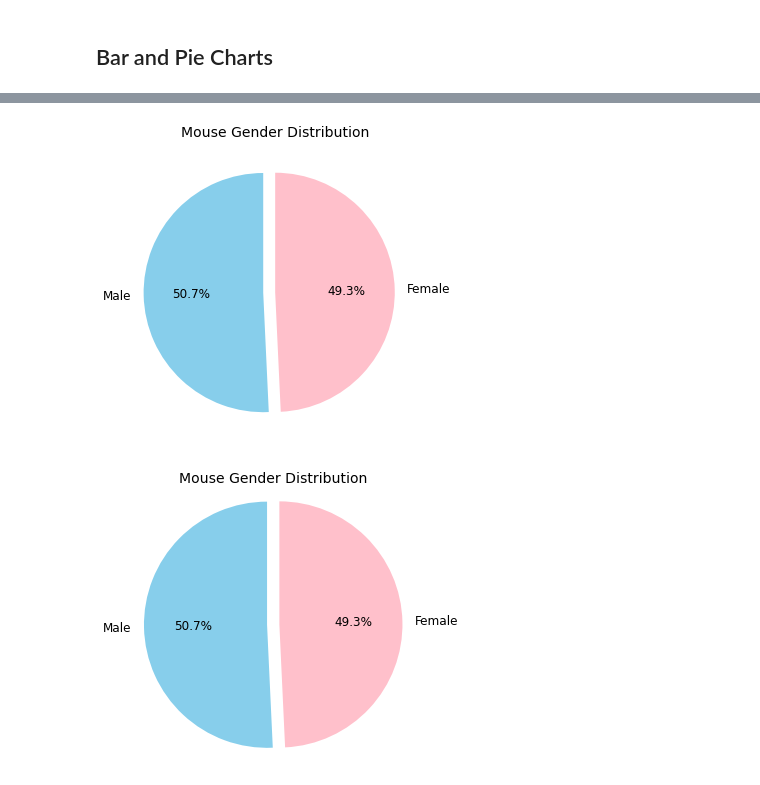
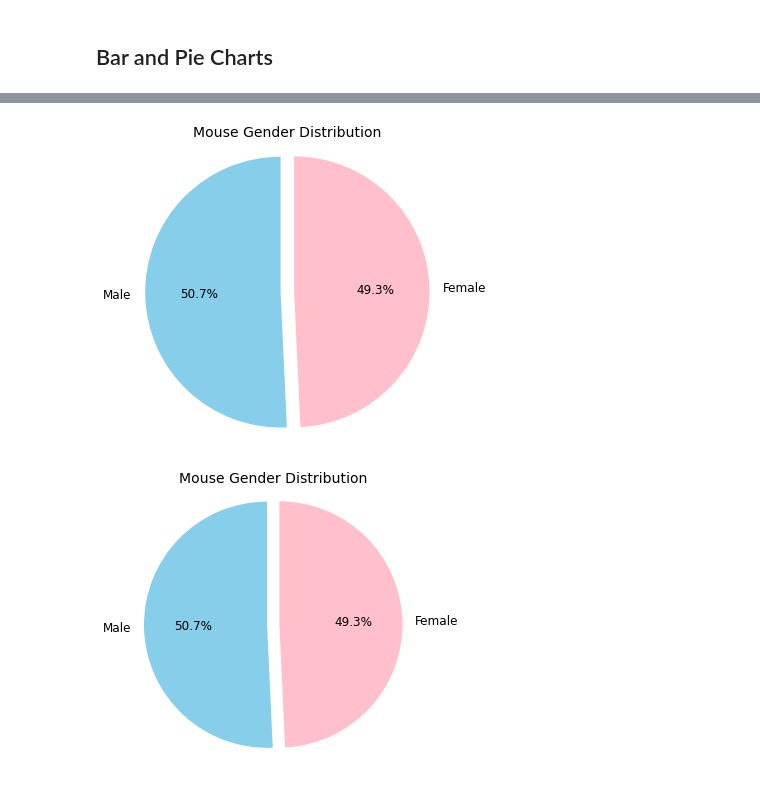
Before and after one commit to CicilyGeorge/Matplotlib-challenge, a Jupyter notebook: pymaceuticals.ipynb, the cells around one changed output, grey strips where cells are left out. Saved outputs shown, nothing was run; the diff lists cells and outputs as text; code cells hidden in the pictures.

```diff
--- a/pymaceuticals.ipynb
+++ b/pymaceuticals.ipynb
@@ -189,23 +192,25 @@ plt.tight_layout()
 # %%
 # Generate a pie plot showing the distribution of female versus male mice using pandas
 gender_data = pd.DataFrame(clean_data['Sex'].value_counts()).reset_index() \
                                                             .rename(columns={'index': 'Sex', 'Sex': 'Mouse Count'}) \
                                                             .set_index('Sex')
 
-plot = gender_data.plot(kind='pie',
+ax = gender_data.plot(kind='pie',
                         y='Mouse Count',
                         autopct='%1.1f%%',
                         explode=[0.1,0],
                         figsize=(5.5, 5.5),
                         colors=["skyblue", "pink"],
                         startangle=90,
                         legend=False)
 
-plt.title("Mouse Gender Distribution", fontsize=14)
-plt.ylabel(" ")
+ax.set_title("Mouse Gender Distribution", fontsize=14)
+ax.set_ylabel(" ")
+
+plt.axis("equal")
 plt.show()
 # %% [output]
-[figure, old version]
+[figure, new version]
 # %%
 # Generate a pie plot showing the distribution of female versus male mice using pyplot
 
```
Also changed, not shown: parts of 9 cells of this notebook.
